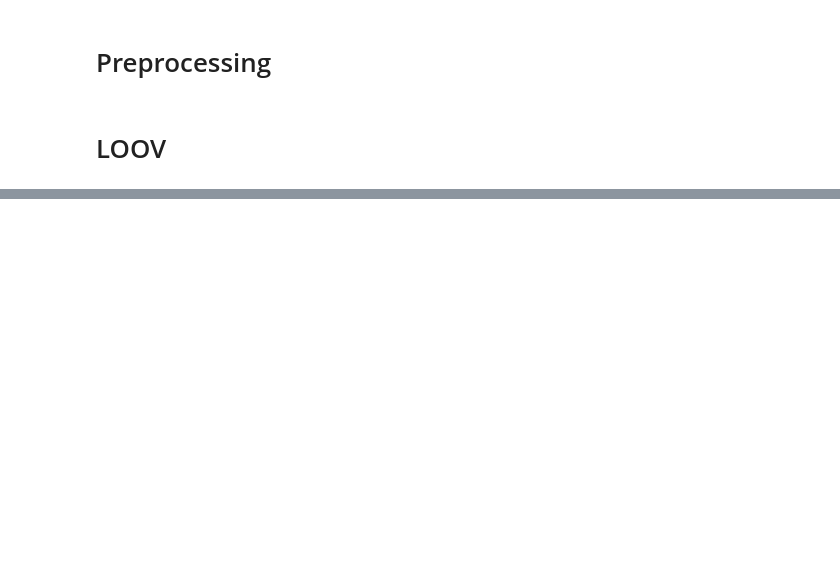
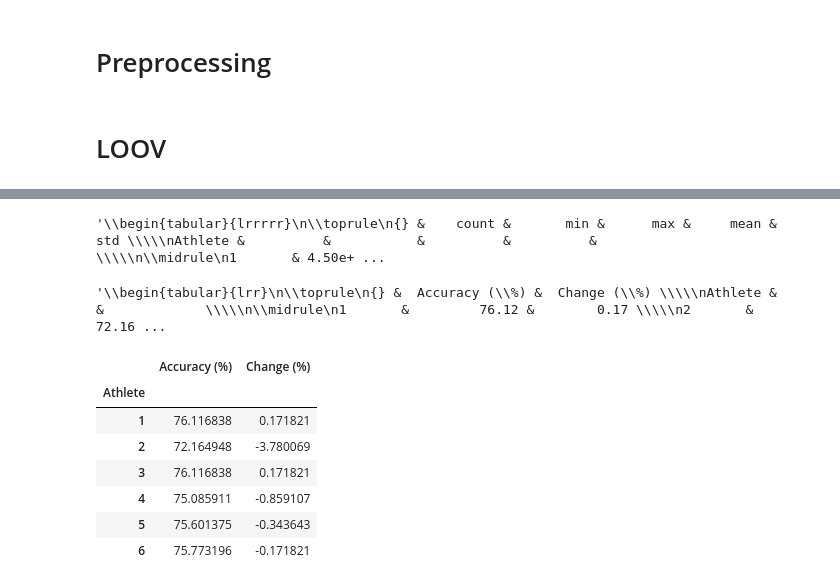
Before and after one commit to lawtonmanning/shapely, a Jupyter notebook: Assignment 5 - Lawton.ipynb, the cells around one changed output, grey strips where cells are left out. Drawn from its saved outputs; the diff is of its cells as text; code cells hidden in the pictures; blank space fills up the shorter version.

```diff
--- a/Assignment 5 - Lawton.ipynb
+++ b/Assignment 5 - Lawton.ipynb
@@ -136,0 +199,2 @@ LOO values calculated!
+# %%
+grouped = df.groupby('Athlete')
@@ -136,0 +203,49 @@ LOO values calculated!
+# %%
+grouped.describe()['Values'][['count', 'min', 'max', 'mean', 'std']].to_latex(float_format="%.2e")
+# %% [output]
+'\\begin{tabular}{lrrrrr}\n\\toprule\n{} &    count &       min &      max &     mean &      std \\\\\nAthlete &          &           &          &          &          \\\\\n\\midrule\n1       & 4.50e+ ...
+# %%
+for group in grouped:
+    plt.figure()
+    plt.hist(group[1]['Values'])
+    plt.savefig(join('output', 'cycling', 'athlete_' + str(group[0]) + '.pdf'), bbox_inches='tight')
+    plt.close()
+# %%
+X_all = value_data.to_numpy()
+y_all = value_labels
+
+X_test = eval_data.to_numpy()[:-1162]
+y_test = eval_labels[:-1162]
+# %%
+from sklearn.naive_bayes import MultinomialNB
+
+model = MultinomialNB()
+
+scores = []
+all_score = 100*model.fit(X_all, y_all).score(X_test, y_test)
+
+for group in grouped:
+    athlete = group[0]
+    X_out = value_data.to_numpy()[athletes.reshape(-1) != athlete, :]
+    y_out = value_labels[athletes.reshape(-1) != athlete]
+
+    out_score = 100*model.fit(X_out, y_out).score(X_test, y_test)
+    scores.append([out_score, out_score - all_score])
+
+scores = pd.DataFrame(scores, columns=['Accuracy (%)', 'Change (%)'], index=[group[0] for group in grouped])
+scores.index.name = 'Athlete'
+# %%
+scores.to_latex(float_format="%.2f")
+# %% [output]
+'\\begin{tabular}{lrr}\n\\toprule\n{} &  Accuracy (\\%) &  Change (\\%) \\\\\nAthlete &               &             \\\\\n\\midrule\n1       &         76.12 &        0.17 \\\\\n2       &         72.16 ...
+# %%
+scores
+# %% [output]
+|  | Accuracy (%) | Change (%) |
+| Athlete |  |  |
+| 1 | 76.116838 | 0.171821 |
+| 2 | 72.164948 | -3.780069 |
+| 3 | 76.116838 | 0.171821 |
+| 4 | 75.085911 | -0.859107 |
+| 5 | 75.601375 | -0.343643 |
+| 6 | 75.773196 | -0.171821 |
```
Also changed, not shown: parts of 10 cells of this notebook.
